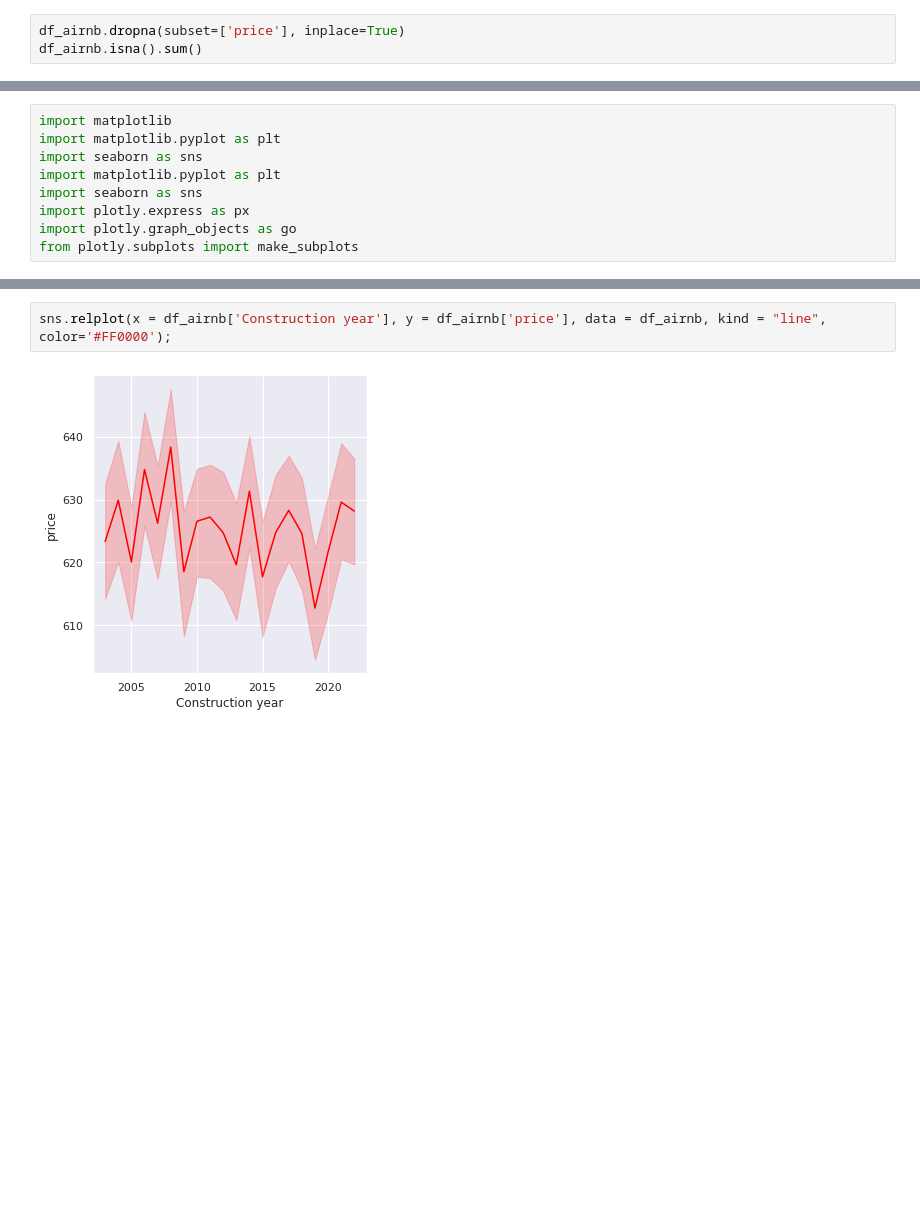
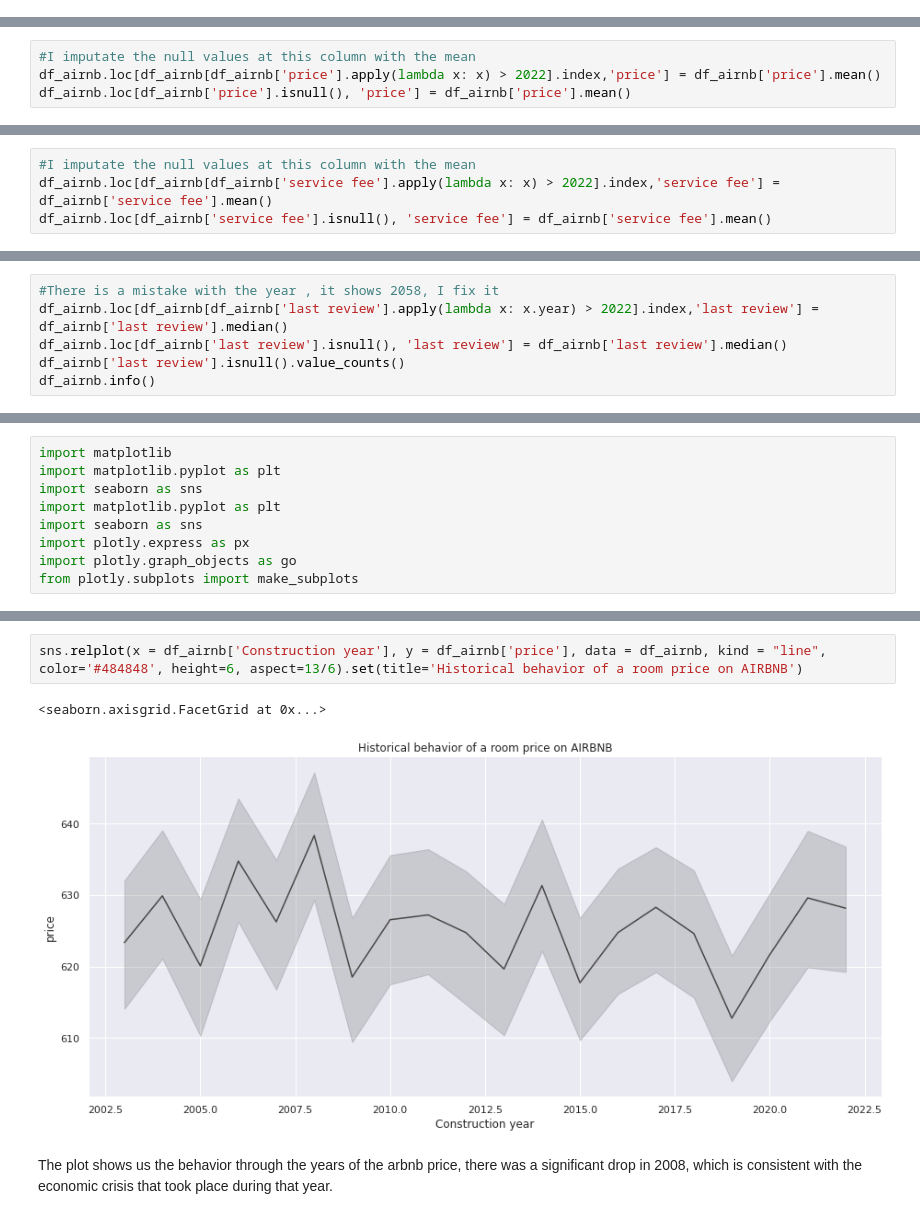
Before and after one commit to Angelica2929/BI_Project_AIRBNB, a Jupyter notebook: Project_2_Development.ipynb, the cells around one changed output, grey strips where cells are left out. Saved outputs shown, nothing was run; the diff lists cells and outputs as text; blank space fills up the shorter version.

```diff
--- a/Project_2_Development.ipynb
+++ b/Project_2_Development.ipynb
@@ -409,3 +417,0 @@ Name: price, Length: 102058, dtype: float64
-# %%
-df_airnb.dropna(subset=['price'], inplace=True)
-df_airnb.isna().sum()
@@ -433,4 +420,12 @@ dtype: int64
+# %%
+#I imputate the null values at this column with the mean
+df_airnb.loc[df_airnb[df_airnb['price'].apply(lambda x: x) > 2022].index,'price'] = df_airnb['price'].mean()
+df_airnb.loc[df_airnb['price'].isnull(), 'price'] = df_airnb['price'].mean()
 # %%
 df_airnb['price'].isna().sum()
 # %% [output]
 0
+# %%
+#I imputate the null values at this column with the mean
+df_airnb.loc[df_airnb[df_airnb['service fee'].apply(lambda x: x) > 2022].index,'service fee'] = df_airnb['service fee'].mean()
+df_airnb.loc[df_airnb['service fee'].isnull(), 'service fee'] = df_airnb['service fee'].mean()
@@ -462,0 +467,6 @@ dtype: object
+# %%
+#There is a mistake with the year , it shows 2058, I fix it
+df_airnb.loc[df_airnb[df_airnb['last review'].apply(lambda x: x.year) > 2022].index,'last review'] = df_airnb['last review'].median()
+df_airnb.loc[df_airnb['last review'].isnull(), 'last review'] = df_airnb['last review'].median()
+df_airnb['last review'].isnull().value_counts()
+df_airnb.info()
@@ -629,4 +662,7 @@ from plotly.subplots import make_subplots
 # %%
-sns.relplot(x = df_airnb['Construction year'], y = df_airnb['price'], data = df_airnb, kind = "line", color='#FF0000');
+sns.relplot(x = df_airnb['Construction year'], y = df_airnb['price'], data = df_airnb, kind = "line", color='#484848', height=6, aspect=13/6).set(title='Historical behavior of a room price on AIRBNB')
 # %% [output]
+<seaborn.axisgrid.FacetGrid at 0x...>
-[figure, old version]
+[figure, new version]
+# %% [markdown]
+The plot shows us the behavior through the years of the arbnb price, there was a significant drop in 2008, which is consistent with the economic crisis that took place during that year.
```
Also changed, not shown: parts of 57 cells of this notebook.
